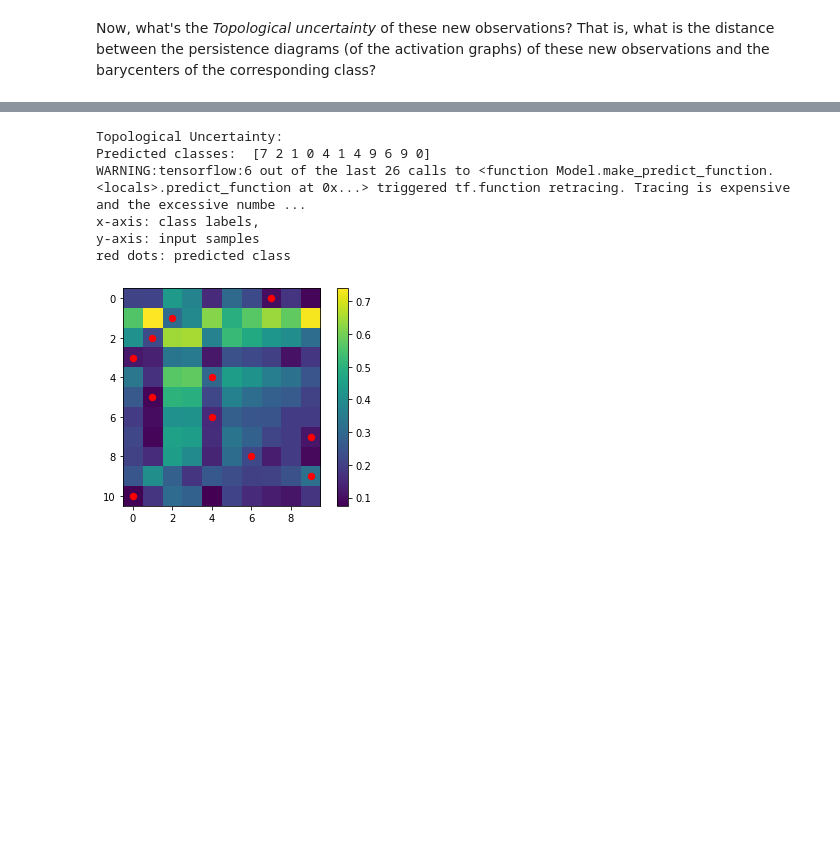
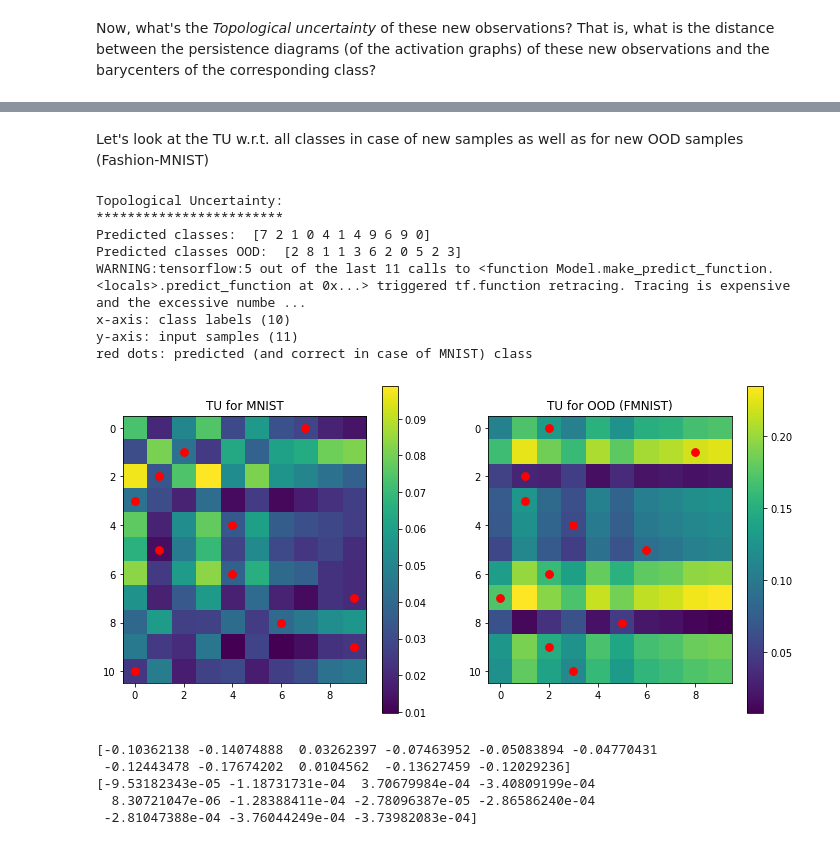
Before and after one commit to hensel-f/topologicalUncertainty, a Jupyter notebook: TD_TU_comparisons.ipynb, the cells around one changed output, grey strips where cells are left out. Drawn from its saved outputs; the diff is of its cells as text; code cells hidden in the pictures; blank space fills up the shorter version.

```diff
--- a/TD_TU_comparisons.ipynb
+++ b/TD_TU_comparisons.ipynb
@@ -137,7 +137,7 @@ n_obs_per_class = 500
 xs = [x_train[np.where(y_train == ell)][:n_obs_per_class] for ell in labels]
 
 # Now we get the corresponding barycenters.
-layers_id = [2]
+layers_id = [1]
 all_barycenters = [utda.barycenters_of_set_from_deep_model(model, x, layers_id=layers_id) for x in xs]
 
 # and the corresponding mean adjacency matrices
@@ -195,3 +211,10 @@ class predicted: 0 (with confidence = 100.0%) --- True label: 0
+# %%
+ood_samples = x_train_fmnist[:n_new_obs]
+predictions = model.predict(ood_samples)
+predicted_classes_ood = np.argmax(predictions, axis=-1)
+confidences = np.max(predictions, axis=-1)
+# Gather the predicted classes for later use:
+pred_classes_list = [predicted_classes, predicted_classes_ood]
 # %% [markdown]
 Let's plot the confidences per class and overlay them with the prediction (red dot).
 # %%
@@ -215,20 +238,43 @@ array([0.09877641, 0.30692895, 0.22726883, 0.11995644, 0.2955722 ,
+# %% [markdown]
+Let's look at the TU w.r.t. all classes in case of new samples as well as for new OOD samples (Fashion-MNIST)
 # %%
-#predicted_classes = np.argmax(model.predict(new_obs), axis=-1)
-print('Topological Uncertainty:\nPredicted classes: ', predicted_classes)
+print('Topological Uncertainty:\n************************\nPredicted classes: ', predicted_classes, '\nPredicted classes OOD: ', predicted_classes_ood)
 TU_pred_class = utda.topological_uncertainty(model, new_obs, all_barycenters, layers_id=layers_id, all_classes=False)
 TU = utda.topological_uncertainty(model, new_obs, all_barycenters, layers_id=layers_id, all_classes=True)
-im = plt.imshow(TU)
-plt.colorbar(im)
-plt.scatter(x=predicted_classes, y=list(range(len(predicted_classes))), color='red', s=40)
-print('x-axis: class labels,\ny-axis: input samples\nred dots: predicted class')
+## For OOD samples:
+TU_ood_pred_class = utda.topological_uncertainty(model, ood_samples, all_barycenters, layers_id=layers_id, all_classes=False)
+TU_ood = utda.topological_uncertainty(model, ood_samples, all_barycenters, layers_id=layers_id, all_classes=True)
+
+## Plot:
+titles = ['TU for MNIST', 'TU for OOD (FMNIST)']
+
+fig, axs = plt.subplots(1, 2, figsize=(12, 6))
+for ix, TU_v in enumerate([TU, TU_ood]):
+    im = axs[ix].imshow(TU_v)
+    axs[ix].scatter(x=pred_classes_list[ix], y=list(range(n_new_obs)), color='red', s=60)
+    axs[ix].set_title(titles[ix])
+    plt.colorbar(im, ax=axs[ix])
+
+print('x-axis: class labels (10)\ny-axis: input samples (11)\nred dots: predicted (and correct in case of MNIST) class')
 # %% [output]
 Topological Uncertainty:
+************************
 Predicted classes:  [7 2 1 0 4 1 4 9 6 9 0]
-WARNING:tensorflow:6 out of the last 26 calls to <function Model.make_predict_function.<locals>.predict_function at 0x...> triggered tf.function retracing. Tracing is expensive and the excessive numbe ...
-x-axis: class labels,
-y-axis: input samples
-red dots: predicted class
+Predicted classes OOD:  [2 8 1 1 3 6 2 0 5 2 3]
+WARNING:tensorflow:5 out of the last 11 calls to <function Model.make_predict_function.<locals>.predict_function at 0x...> triggered tf.function retracing. Tracing is expensive and the excessive numbe ...
+x-axis: class labels (10)
+y-axis: input samples (11)
+red dots: predicted (and correct in case of MNIST) class
-[figure, old version]
+[figure, new version]
+# %%
+print(np.mean(TU, axis=1) - np.mean(TU_ood, axis=1))
+print(np.var(TU, axis=1) - np.var(TU_ood, axis=1))
+# %% [output]
+[-0.10362138 -0.14074888  0.03262397 -0.07463952 -0.05083894 -0.04770431
+ -0.12443478 -0.17674202  0.0104562  -0.13627459 -0.12029236]
+[-9.53182343e-05 -1.18731731e-04  3.70679984e-04 -3.40809199e-04
+  8.30721047e-06 -1.28388411e-04 -2.78096387e-05 -2.86586240e-04
+ -2.81047388e-04 -3.76044249e-04 -3.73982083e-04]
 # %%
 # utda.topological_difference(model, new_obs, all_mean_adjacency_matrices, layers_id=layers_id, all_classes=False)
 # all_mean_adjacency_matrices[1].shape
```
Also changed, not shown: parts of 35 cells of this notebook, 1 other file.
